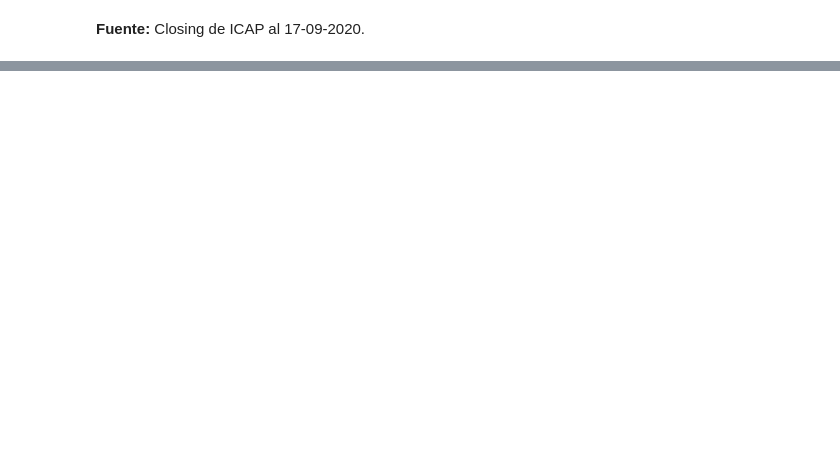
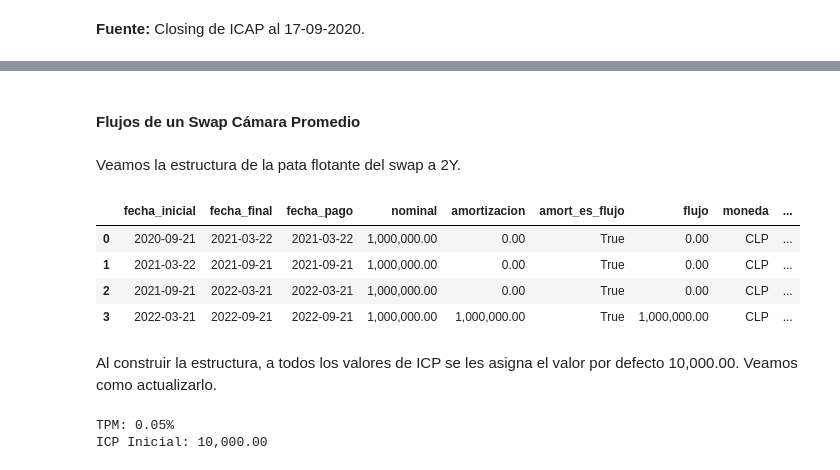
Before and after one commit to adiaz-efaa/mif-2020, a Jupyter notebook: 2_swaps_de_tasa_de_interes.ipynb, the cells around one changed output, grey strips where cells are left out. Cells and saved outputs as stored; diff of their text form; code cells hidden in the pictures; blank space fills up the shorter version.

```diff
--- a/2_swaps_de_tasa_de_interes.ipynb
+++ b/2_swaps_de_tasa_de_interes.ipynb
@@ -394,0 +402,48 @@ Qcf.get_column_names('IcpClpCashflow', '')
+# %% [markdown]
+#### Flujos de un Swap Cámara Promedio
+# %% [markdown]
+Veamos la estructura de la pata flotante del swap a 2Y.
+# %%
+# Se da de alta los parámetros requeridos
+rp = Qcf.RecPay.RECEIVE
+fecha_inicio = Qcf.QCDate(21, 9, 2020)
+fecha_final = Qcf.QCDate(21, 9, 2022)
+bus_adj_rule = Qcf.BusyAdjRules.MODFOLLOW
+periodicidad_pago = Qcf.Tenor('6M')
+periodo_irregular_pago = Qcf.StubPeriod.SHORTFRONT
+lag_pago = 0
+nominal = 1000000.0
+amort_es_flujo = True
+spread = .0
+gearing = 1.0
+
+icp_clp_leg = Qcf.LegFactory.build_bullet_icp_clp_leg(
+    rp, fecha_inicio, fecha_final, bus_adj_rule, periodicidad_pago,
+    periodo_irregular_pago, bus_cal, lag_pago,
+    nominal, amort_es_flujo, spread, gearing)
+# %%
+aux.show_leg(icp_clp_leg, 'IcpClpCashflow').style.format(format_dict)
+# %% [output]
+|  | fecha_inicial | fecha_final | fecha_pago | nominal | amortizacion | amort_es_flujo | flujo | moneda | ... |
+| 0 | 2020-09-21 | 2021-03-22 | 2021-03-22 | 1,000,000.00 | 0.00 | True | 0.00 | CLP | ... |
+| 1 | 2021-03-22 | 2021-09-21 | 2021-09-21 | 1,000,000.00 | 0.00 | True | 0.00 | CLP | ... |
+| 2 | 2021-09-21 | 2022-03-21 | 2022-03-21 | 1,000,000.00 | 0.00 | True | 0.00 | CLP | ... |
+| 3 | 2022-03-21 | 2022-09-21 | 2022-09-21 | 1,000,000.00 | 1,000,000.00 | True | 1,000,000.00 | CLP | ... |
+# %% [markdown]
+Al construir la estructura, a todos los valores de ICP se les asigna el valor por defecto 10,000.00. Veamos como actualizarlo.
+# %%
+tpm = .0005
+icp0 = 10000.0
+
+print(f'TPM: {tpm:.2%}')
+print(f'ICP Inicial: {icp0:,.2f}')
+
+for i in range(icp_clp_leg.size()):
+    cshflw = icp_clp_leg.get_cashflow_at(i)
+    icp1 = icp0 * (1 + tpm / 2)
+    cshflw.set_start_date_icp(icp0)
+    cshflw.set_end_date_icp(icp1)
+    icp0 = icp1
+# %% [output]
+TPM: 0.05%
+ICP Inicial: 10,000.00
```
Also changed, not shown: parts of 27 cells of this notebook, 4 other files.
